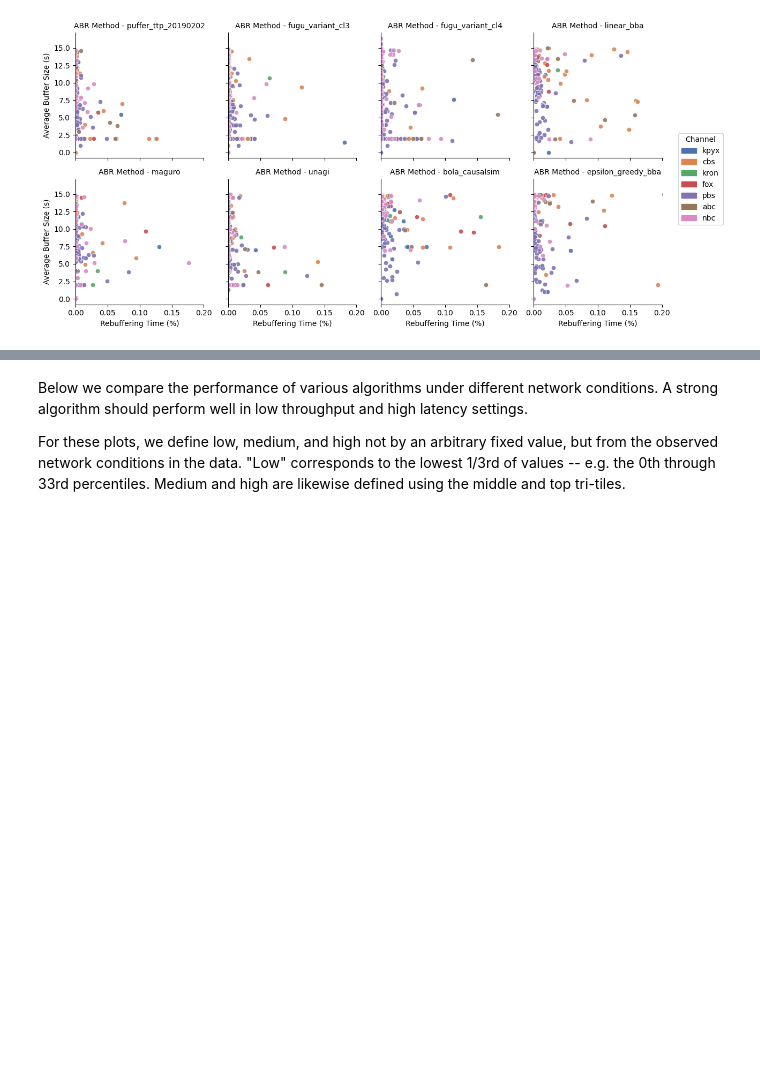
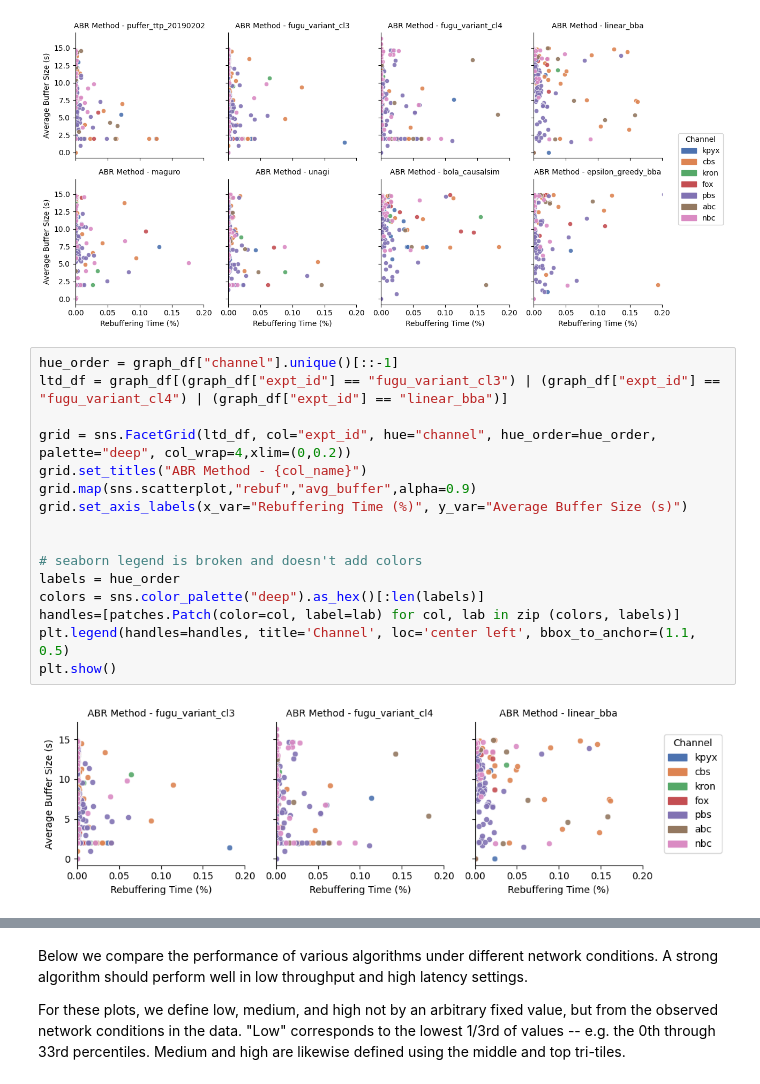
Before and after one commit to ViViVidam/293N, a Jupyter notebook: graphs.ipynb, the cells around one changed output, grey strips where cells are left out. Saved outputs shown, nothing was run; the diff lists cells and outputs as text; blank space fills up the shorter version.

```diff
--- a/graphs.ipynb
+++ b/graphs.ipynb
@@ -161,6 +143,24 @@ plt.legend(handles=handles, title='Channel', loc='center left', bbox_to_anchor=(
 plt.show()
 # %% [output]
 [figure]
+# %%
+hue_order = graph_df["channel"].unique()[::-1]
+ltd_df = graph_df[(graph_df["expt_id"] == "fugu_variant_cl3") | (graph_df["expt_id"] == "fugu_variant_cl4") | (graph_df["expt_id"] == "linear_bba")]
+
+grid = sns.FacetGrid(ltd_df, col="expt_id", hue="channel", hue_order=hue_order, palette="deep", col_wrap=4,xlim=(0,0.2))
+grid.set_titles("ABR Method - {col_name}")
+grid.map(sns.scatterplot,"rebuf","avg_buffer",alpha=0.9)
+grid.set_axis_labels(x_var="Rebuffering Time (%)", y_var="Average Buffer Size (s)")
+
+
+# seaborn legend is broken and doesn't add colors
+labels = hue_order
+colors = sns.color_palette("deep").as_hex()[:len(labels)]
+handles=[patches.Patch(color=col, label=lab) for col, lab in zip (colors, labels)]
+plt.legend(handles=handles, title='Channel', loc='center left', bbox_to_anchor=(1.1, 0.5)
+plt.show()
+# %% [output]
+[figure, added]
 # %%
 hue_order = graph_df["channel"].unique()[::-1]
 
```
Also changed, not shown: parts of 10 cells of this notebook.
